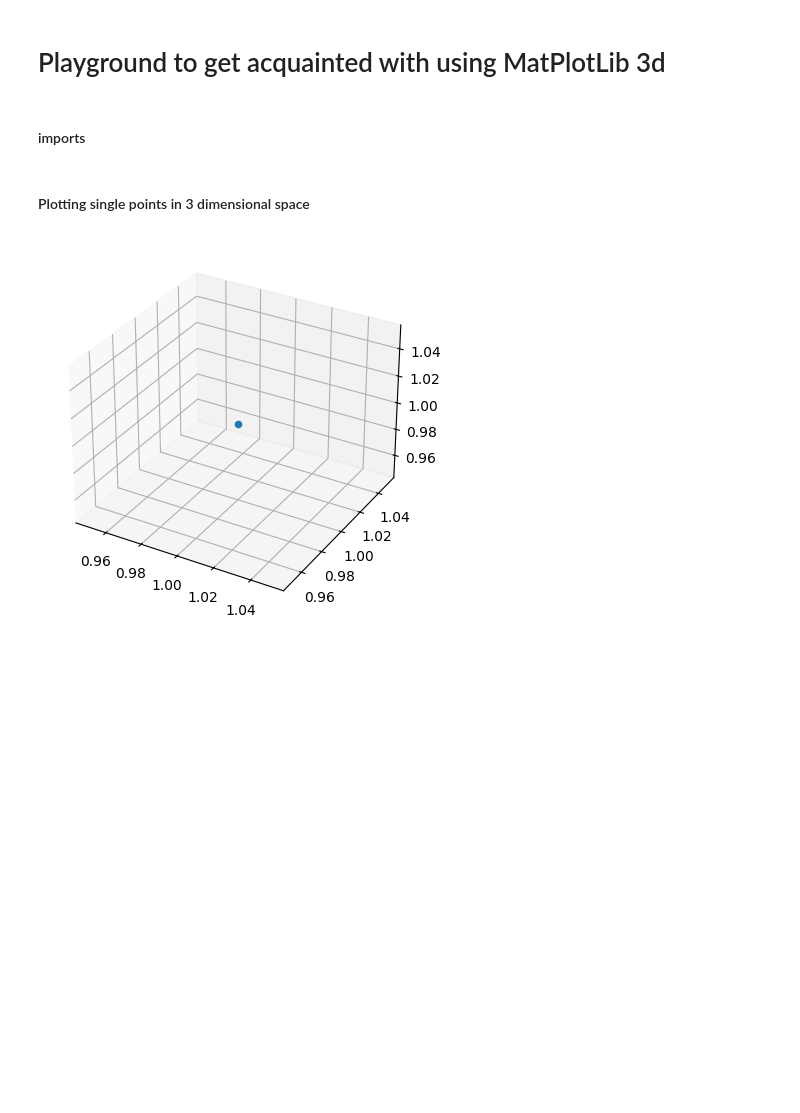
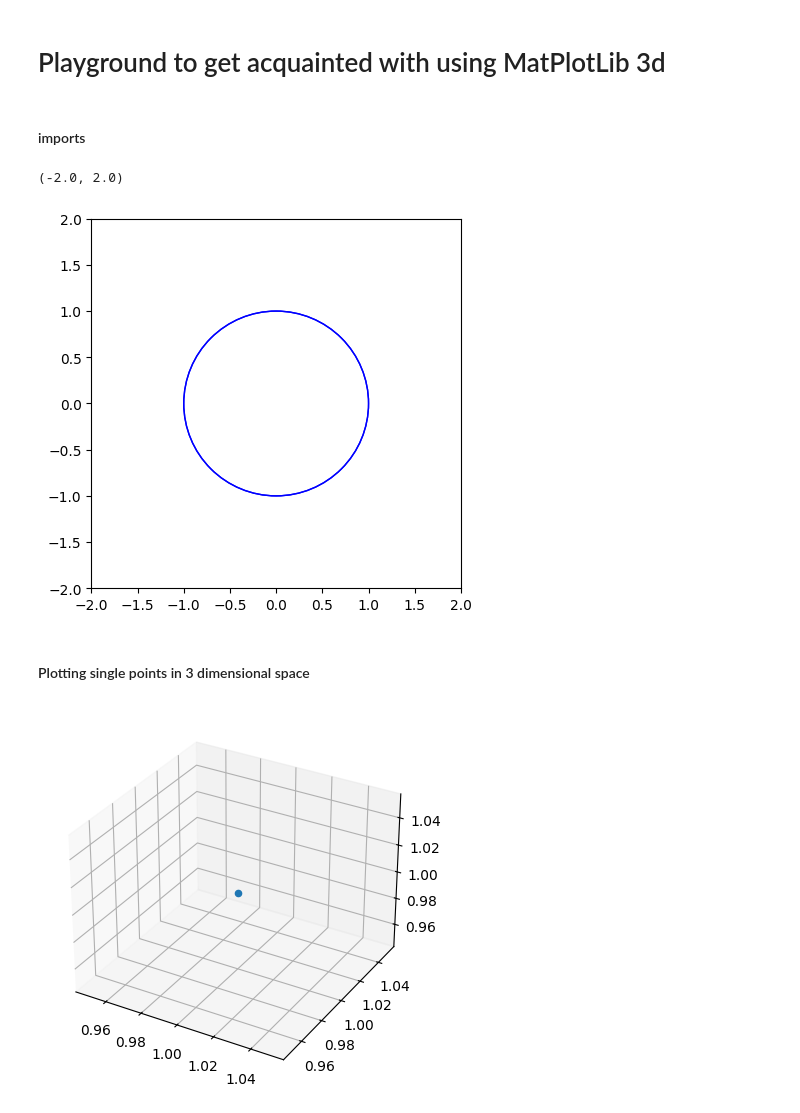
Before and after one commit to laylashihab/Euclidean-Poincare-Playground, a Jupyter notebook: playground.ipynb, the cells around one changed output. Saved outputs shown, nothing was run; the diff lists cells and outputs as text; code cells hidden in the pictures; blank space fills up the shorter version.

Commit message:
began setting up circle functionality

```diff
--- a/playground.ipynb
+++ b/playground.ipynb
@@ -6,6 +6,20 @@
 import matplotlib.pyplot as plt
 import numpy as np
 from matplotlib.animation import PillowWriter
+# %%
+import matplotlib.patches as patches
+fig, ax = plt.subplots()
+
+circle = patches.Circle((0, 0), radius=1, edgecolor='blue', facecolor = 'None')
+ax.add_patch(circle)
+
+ax.add_patch(circle)
+ax.set_aspect('equal') # Ensure the circle appears as a circle, not an ellipse
+ax.set_xlim(-2, 2)
+ax.set_ylim(-2, 2)
+# %% [output]
+(-2.0, 2.0)
+[figure, added]
 # %% [markdown]
 #### Plotting single points in 3 dimensional space
 # %%
```
Also changed, not shown: 1 other file.
